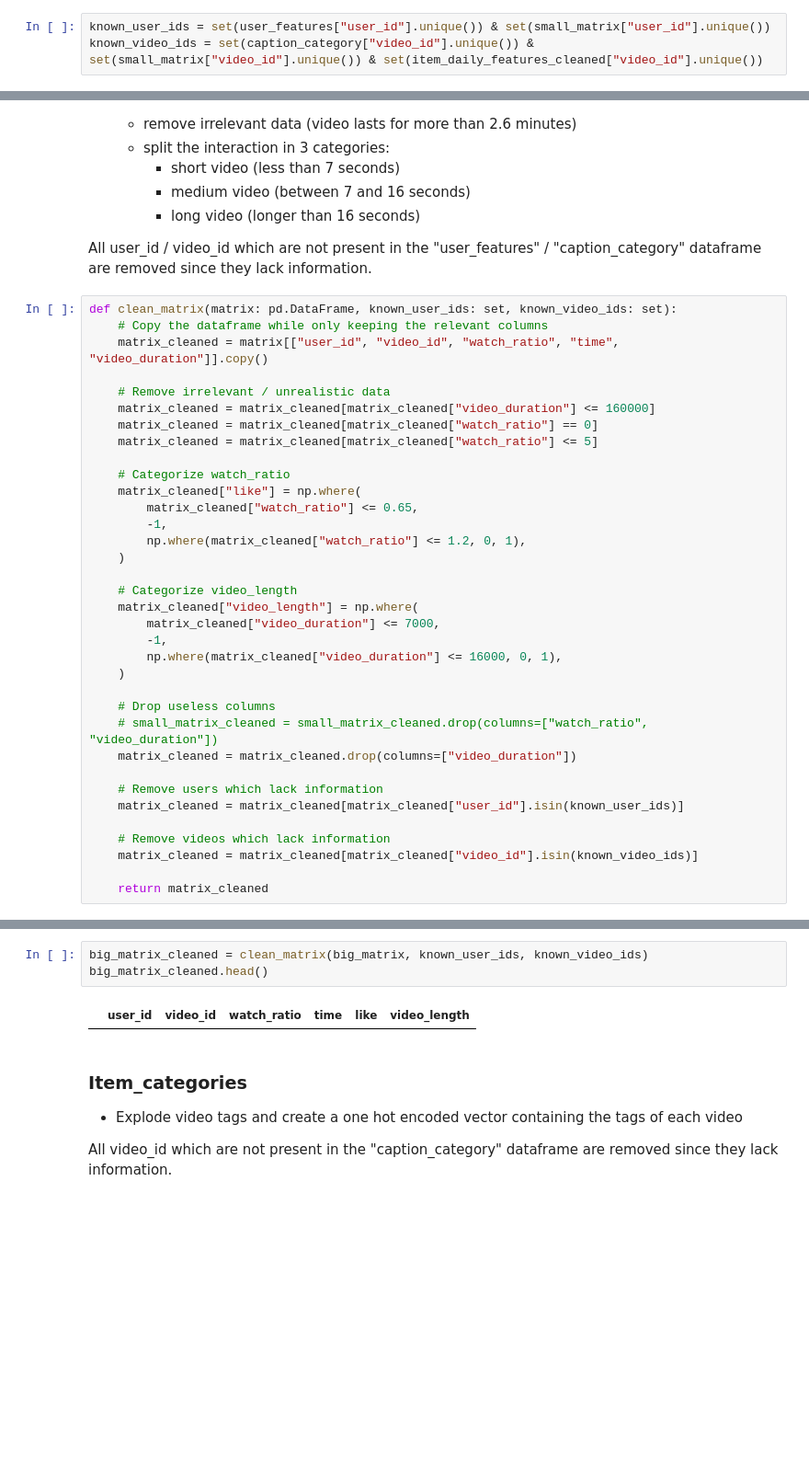
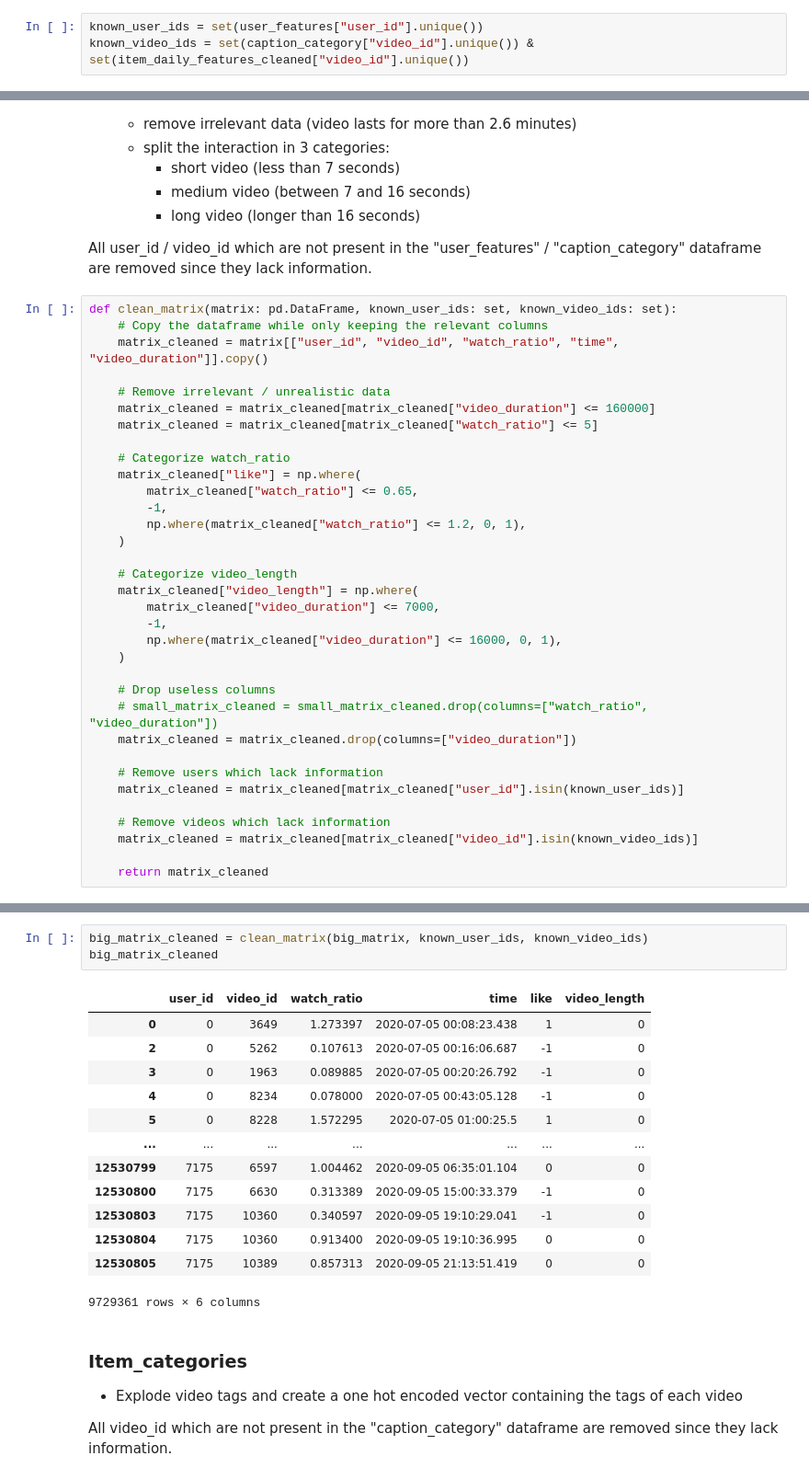
Before and after one commit to Noctilly/FinalProject_2025_LucasTilly, a Jupyter notebook: 1_data_cleaning.ipynb, the cells around one changed output, grey strips where cells are left out. Shown at 92% size. Cells and saved outputs as stored; diff of their text form; blank space fills up the shorter version.

```diff
--- a/1_data_cleaning.ipynb
+++ b/1_data_cleaning.ipynb
@@ -123,8 +123,8 @@ item_daily_features_cleaned
 # %% [markdown]
 ### Set known user and video ids which are known throughout all databases to avoid NaN
 # %%
-known_user_ids = set(user_features["user_id"].unique()) & set(small_matrix["user_id"].unique())
-known_video_ids = set(caption_category["video_id"].unique()) & set(small_matrix["video_id"].unique()) & set(item_daily_features_cleaned["video_id"].unique())
+known_user_ids = set(user_features["user_id"].unique())
+known_video_ids = set(caption_category["video_id"].unique()) & set(item_daily_features_cleaned["video_id"].unique())
 # %% [markdown]
 ### small / big matrix
 - time is kept for calculating features on prior interactions
@@ -149,7 +149,6 @@ def clean_matrix(matrix: pd.DataFrame, known_user_ids: set, known_video_ids: set
 
     # Remove irrelevant / unrealistic data
     matrix_cleaned = matrix_cleaned[matrix_cleaned["video_duration"] <= 160000]
-    matrix_cleaned = matrix_cleaned[matrix_cleaned["watch_ratio"] == 0]
     matrix_cleaned = matrix_cleaned[matrix_cleaned["watch_ratio"] <= 5]
 
     # Categorize watch_ratio
@@ -190,8 +196,20 @@ small_matrix_cleaned.head()
 # %%
 big_matrix_cleaned = clean_matrix(big_matrix, known_user_ids, known_video_ids)
-big_matrix_cleaned.head()
+big_matrix_cleaned
 # %% [output]
 |  | user_id | video_id | watch_ratio | time | like | video_length |
+| 0 | 0 | 3649 | 1.273397 | 2020-07-05 00:08:23.438 | 1 | 0 |
+| 2 | 0 | 5262 | 0.107613 | 2020-07-05 00:16:06.687 | -1 | 0 |
+| 3 | 0 | 1963 | 0.089885 | 2020-07-05 00:20:26.792 | -1 | 0 |
+| 4 | 0 | 8234 | 0.078000 | 2020-07-05 00:43:05.128 | -1 | 0 |
+| 5 | 0 | 8228 | 1.572295 | 2020-07-05 01:00:25.5 | 1 | 0 |
+| ... | ... | ... | ... | ... | ... | ... |
+| 12530799 | 7175 | 6597 | 1.004462 | 2020-09-05 06:35:01.104 | 0 | 0 |
+| 12530800 | 7175 | 6630 | 0.313389 | 2020-09-05 15:00:33.379 | -1 | 0 |
+| 12530803 | 7175 | 10360 | 0.340597 | 2020-09-05 19:10:29.041 | -1 | 0 |
+| 12530804 | 7175 | 10360 | 0.913400 | 2020-09-05 19:10:36.995 | 0 | 0 |
+| 12530805 | 7175 | 10389 | 0.857313 | 2020-09-05 21:13:51.419 | 0 | 0 |
+9729361 rows × 6 columns
 # %% [markdown]
 ### Item_categories
 - Explode video tags and create a one hot encoded vector containing the tags of each video
```
Also changed, not shown: parts of 4 cells of this notebook, 8 other files.
